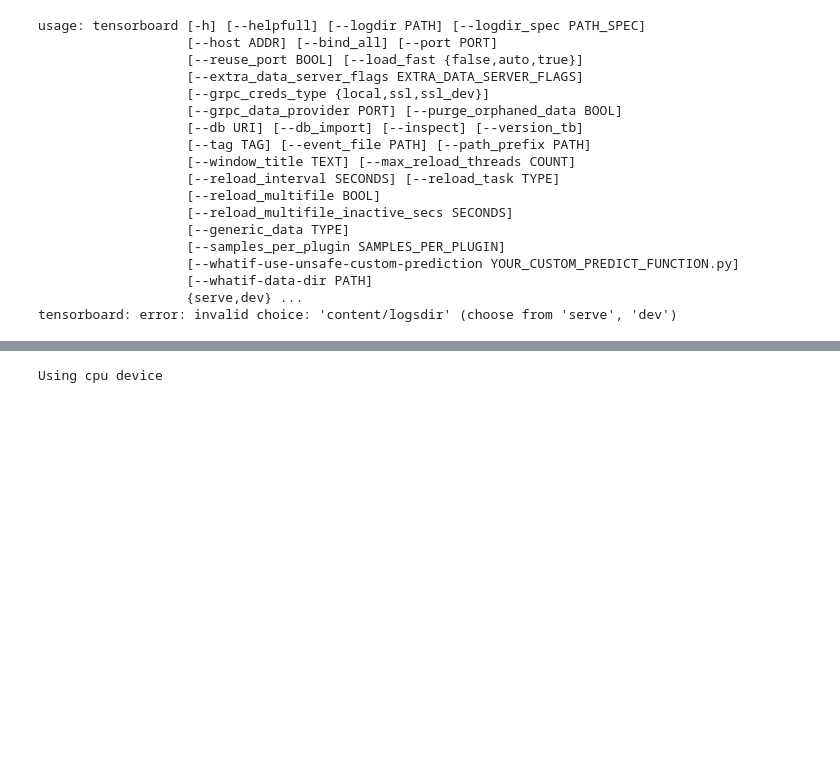
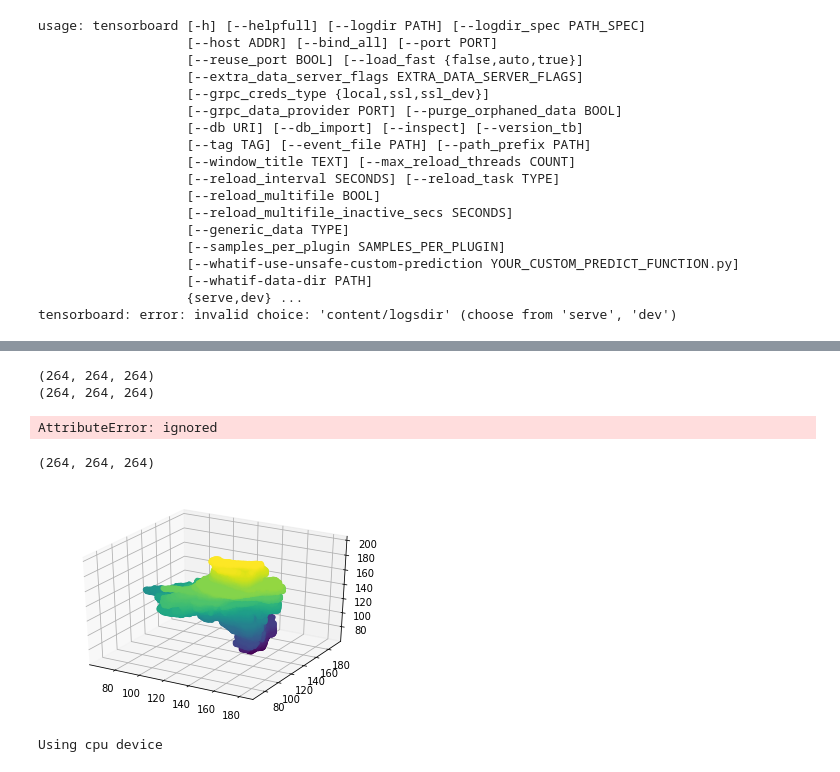
Before and after one commit to PHastings37/Mphys-proj, a Jupyter notebook: CNN.ipynb, the cells around one changed output, grey strips where cells are left out. Drawn from its saved outputs; the diff is of its cells as text; code cells hidden in the pictures; blank space fills up the shorter version.

```diff
--- a/CNN.ipynb
+++ b/CNN.ipynb
@@ -154,6 +310,34 @@ trainset, valset, testset = torch.utils.data.random_split(dataset, [24,8,8])
 train_dataloader = DataLoader(trainset, batch_size=4, shuffle=True)
 test_dataloader = DataLoader(testset, batch_size=4, shuffle=True)
 val_dataloader = DataLoader(valset, batch_size=4, shuffle=True)
+# %%
+#print(np.asarray(train_dataloader.dataset))
+array = np.asarray(train_dataloader.dataset)
+print(array.shape)
+temp = np.asarray(array)
+print(type(temp))
+print(temp.shape)
+index = 0
+temp1 = temp[index][0]
+print(temp1.shape)
+#print(trainset[0])
+temp2 = temp1
+print(array.shape)
+# %% [output]
+(264, 264, 264)
+(264, 264, 264)
+AttributeError: ignored
+# %%
+fig = plt.figure()
+ax = fig.add_subplot(111, projection="3d")
+print(temp2.shape)
+z, y, x = np.where(temp2 > 0)
+
+ax.scatter(x,y,z, c=z, alpha = 1)
+plt.show()
+# %% [output]
+(264, 264, 264)
+[figure, added]
 # %%
 device = 'cuda' if torch.cuda.is_available() else 'cpu'
 print(f'Using {device} device')
```
Also changed, not shown: parts of 7 cells of this notebook.
